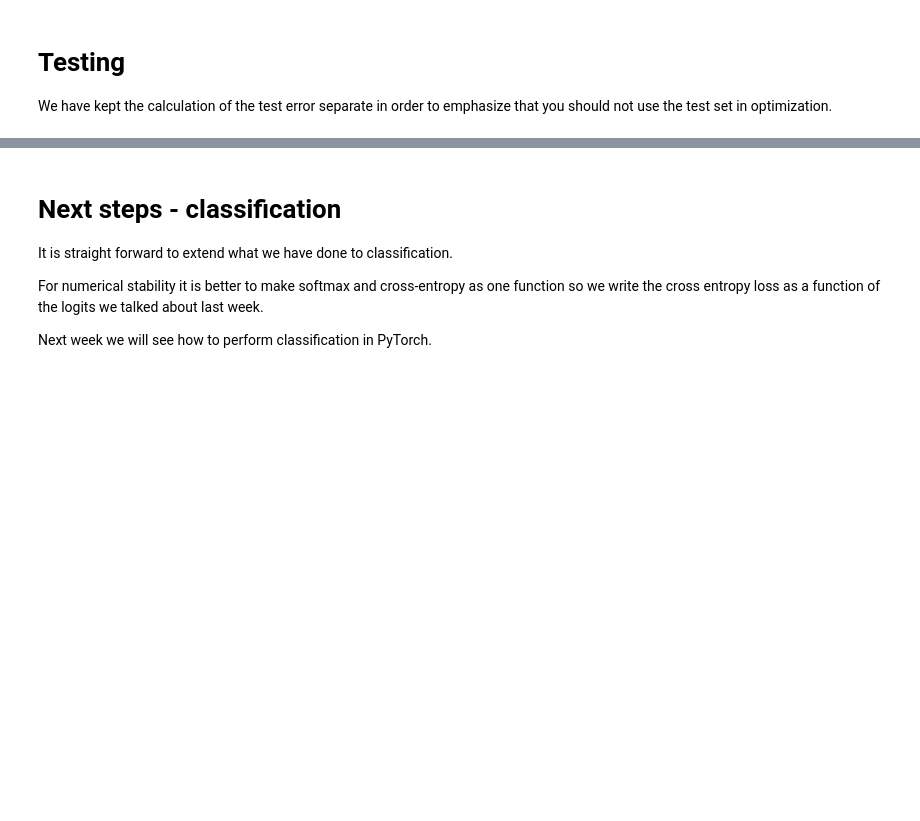
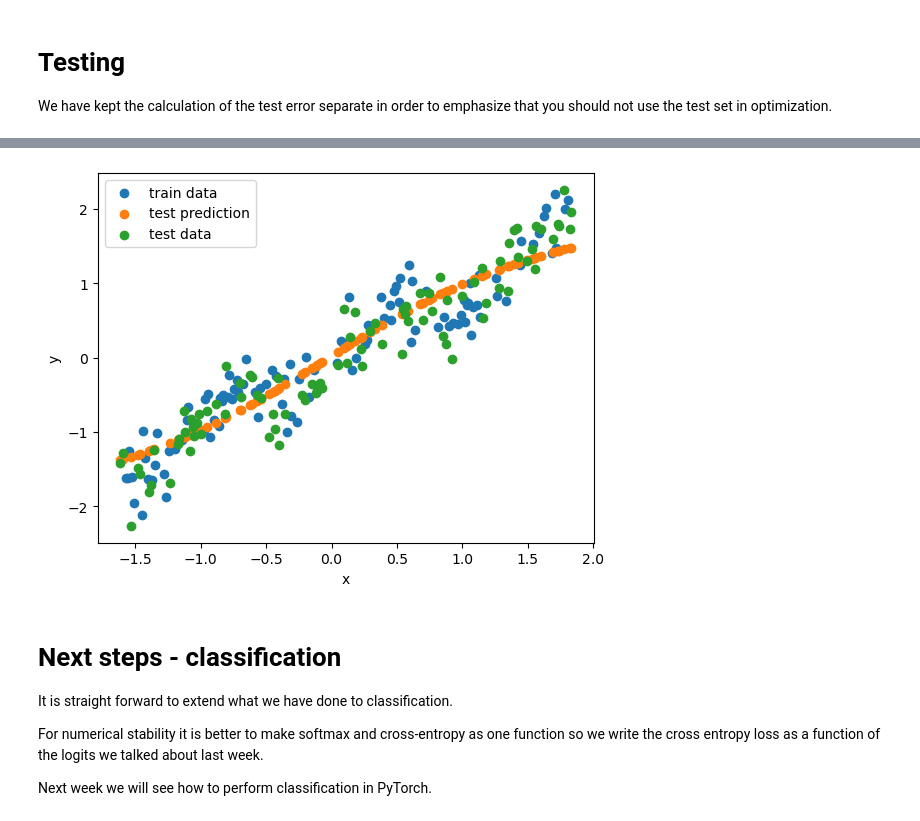
Before and after one commit to HolgeMax/Deep_learning, a Jupyter notebook: Lecture_2/2.1 FNN AutoDif Nanograd.ipynb, the cells around one changed output, grey strips where cells are left out. Drawn from its saved outputs; the diff is of its cells as text; code cells hidden in the pictures; blank space fills up the shorter version.

```diff
--- a/Lecture_2/2.1 FNN AutoDif Nanograd.ipynb
+++ b/Lecture_2/2.1 FNN AutoDif Nanograd.ipynb
@@ -818,3 +1057,27 @@ _Insert written answer here._
+# %%
+
+x_test_np = Var_to_nparray(x_test)
+x_train_np = Var_to_nparray(x_train)
+y_train_np = Var_to_nparray(y_train)
+
+if D1:
+    plt.figure
+    plt.scatter(x_train_np, y_train_np, label="train data");
+    plt.scatter(x_test_np, Var_to_nparray(output_test), label="test prediction");
+    plt.scatter(x_test_np, y_test_np, label="test data");
+    plt.legend();
+    plt.xlabel("x");
+    plt.ylabel("y");
+else:
+    plt.figure
+    plt.scatter(x_train_np[:,1], y_train, label="train data");
+    plt.scatter(x_test_np[:,1], Var_to_nparray(output_test), label="test data prediction");
+    plt.scatter(x_test_np[:,1], y_test_np, label="test data");
+    plt.legend();
+    plt.xlabel("x");
+    plt.ylabel("y");
+# %% [output]
+[figure, added]
 # %% [markdown]
 # Next steps - classification
 
```
Also changed, not shown: parts of 39 cells of this notebook, 4 other files.
